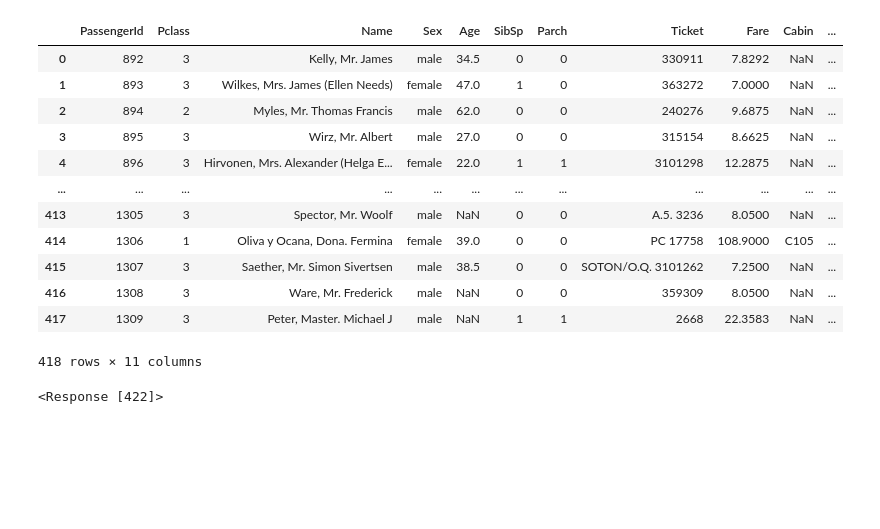
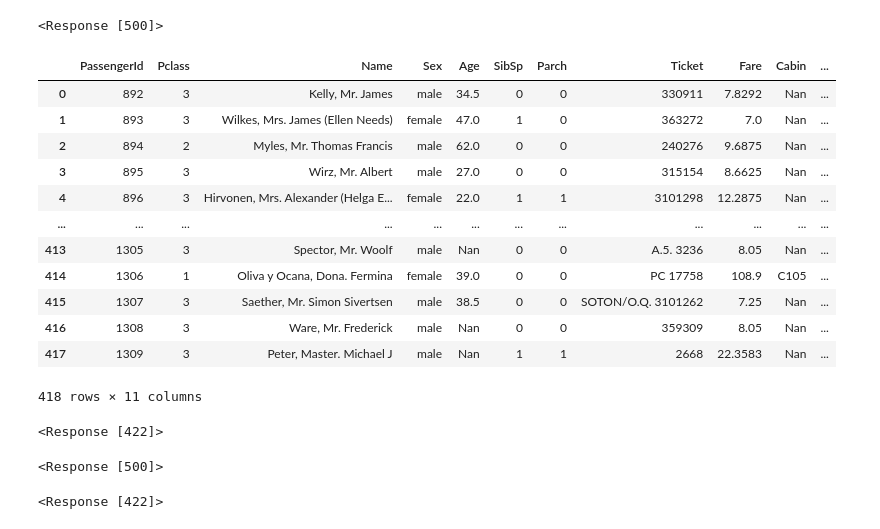
Before and after one commit to hashyun/mlops-pipeline, a Jupyter notebook: client/src/db_to_df.ipynb, the cells around one changed output. Cells and saved outputs as stored; diff of their text form; code cells hidden in the pictures; blank space fills up the shorter version.

```diff
--- a/client/src/db_to_df.ipynb
+++ b/client/src/db_to_df.ipynb
@@ -23,24 +67,61 @@ cursor.commite()
 import pandas as pd
 import requests
 import io
-# %%
-# 데이터프레임 생성
-df = pd.read_csv('/Users/hyunsubong/Developer/stat_ku/term-project/serving/src/test.csv')
-df
-# %% [output]
-|  | PassengerId | Pclass | Name | Sex | Age | SibSp | Parch | Ticket | Fare | Cabin | ... |
-| 0 | 892 | 3 | Kelly, Mr. James | male | 34.5 | 0 | 0 | 330911 | 7.8292 | NaN | ... |
-| 1 | 893 | 3 | Wilkes, Mrs. James (Ellen Needs) | female | 47.0 | 1 | 0 | 363272 | 7.0000 | NaN | ... |
-| 2 | 894 | 2 | Myles, Mr. Thomas Francis | male | 62.0 | 0 | 0 | 240276 | 9.6875 | NaN | ... |
-| 3 | 895 | 3 | Wirz, Mr. Albert | male | 27.0 | 0 | 0 | 315154 | 8.6625 | NaN | ... |
-| 4 | 896 | 3 | Hirvonen, Mrs. Alexander (Helga E... | female | 22.0 | 1 | 1 | 3101298 | 12.2875 | NaN | ... |
-| ... | ... | ... | ... | ... | ... | ... | ... | ... | ... | ... | ... |
-| 413 | 1305 | 3 | Spector, Mr. Woolf | male | NaN | 0 | 0 | A.5. 3236 | 8.0500 | NaN | ... |
-| 414 | 1306 | 1 | Oliva y Ocana, Dona. Fermina | female | 39.0 | 0 | 0 | PC 17758 | 108.9000 | C105 | ... |
-| 415 | 1307 | 3 | Saether, Mr. Simon Sivertsen | male | 38.5 | 0 | 0 | SOTON/O.Q. 3101262 | 7.2500 | NaN | ... |
-| 416 | 1308 | 3 | Ware, Mr. Frederick | male | NaN | 0 | 0 | 359309 | 8.0500 | NaN | ... |
-| 417 | 1309 | 3 | Peter, Master. Michael J | male | NaN | 1 | 1 | 2668 | 22.3583 | NaN | ... |
-418 rows × 11 columns
+# %%
+import requests
+import json
+
+# 데이터프레임을 딕셔너리 리스트로 변환
+df = df.fillna('Nan')
+data_dict = df.to_dict('records')
+
+# API 요청 데이터 준비
+req_data = {
+    "data": data_dict
+}
+
+# data = req_data['data']
+# data = pd.DataFrame(data)
+
+# prediction = model.predict(data)
+# prediction.to_dict('records')
+# prediction
+
+out = requests.post('http://172.19.0.1:8089/predict', json=req_data)
+out
+# %% [output]
+<Response [500]>
+# %%
+pd.DataFrame(req_data['data'])
+# %% [output]
+|  | PassengerId | Pclass | Name | Sex | Age | SibSp | Parch | Ticket | Fare | Cabin | ... |
+| 0 | 892 | 3 | Kelly, Mr. James | male | 34.5 | 0 | 0 | 330911 | 7.8292 | Nan | ... |
+| 1 | 893 | 3 | Wilkes, Mrs. James (Ellen Needs) | female | 47.0 | 1 | 0 | 363272 | 7.0 | Nan | ... |
+| 2 | 894 | 2 | Myles, Mr. Thomas Francis | male | 62.0 | 0 | 0 | 240276 | 9.6875 | Nan | ... |
+| 3 | 895 | 3 | Wirz, Mr. Albert | male | 27.0 | 0 | 0 | 315154 | 8.6625 | Nan | ... |
+| 4 | 896 | 3 | Hirvonen, Mrs. Alexander (Helga E... | female | 22.0 | 1 | 1 | 3101298 | 12.2875 | Nan | ... |
+| ... | ... | ... | ... | ... | ... | ... | ... | ... | ... | ... | ... |
+| 413 | 1305 | 3 | Spector, Mr. Woolf | male | Nan | 0 | 0 | A.5. 3236 | 8.05 | Nan | ... |
+| 414 | 1306 | 1 | Oliva y Ocana, Dona. Fermina | female | 39.0 | 0 | 0 | PC 17758 | 108.9 | C105 | ... |
+| 415 | 1307 | 3 | Saether, Mr. Simon Sivertsen | male | 38.5 | 0 | 0 | SOTON/O.Q. 3101262 | 7.25 | Nan | ... |
+| 416 | 1308 | 3 | Ware, Mr. Frederick | male | Nan | 0 | 0 | 359309 | 8.05 | Nan | ... |
+| 417 | 1309 | 3 | Peter, Master. Michael J | male | Nan | 1 | 1 | 2668 | 22.3583 | Nan | ... |
+418 rows × 11 columns
+# %%
+out = requests.post('http://172.19.0.1:8089/predict', json={'data':df.to_dict("records")})
+out
+# %% [output]
+<Response [422]>
+# %%
+res = requests.post(
+    'http://172.19.0.1:8089/predict',
+    json = req_data
+)
+# preds = res.json()
+# preds
+res
+# %% [output]
+<Response [500]>
 # %%
 csv_buffer = io.StringIO()
 df.to_csv(csv_buffer, index=False)
```
Also changed, not shown: parts of 14 cells of this notebook, 6 other files.
